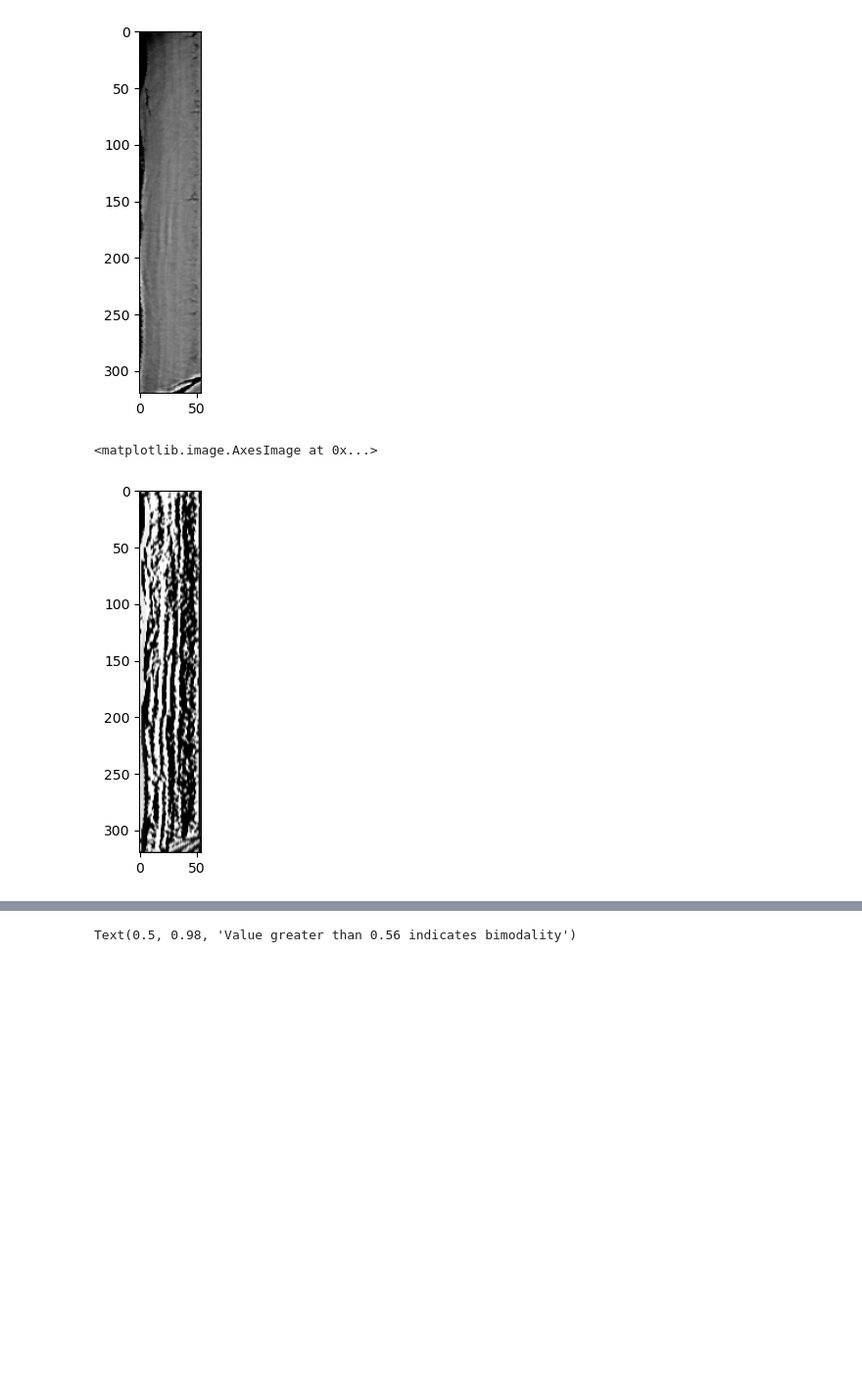
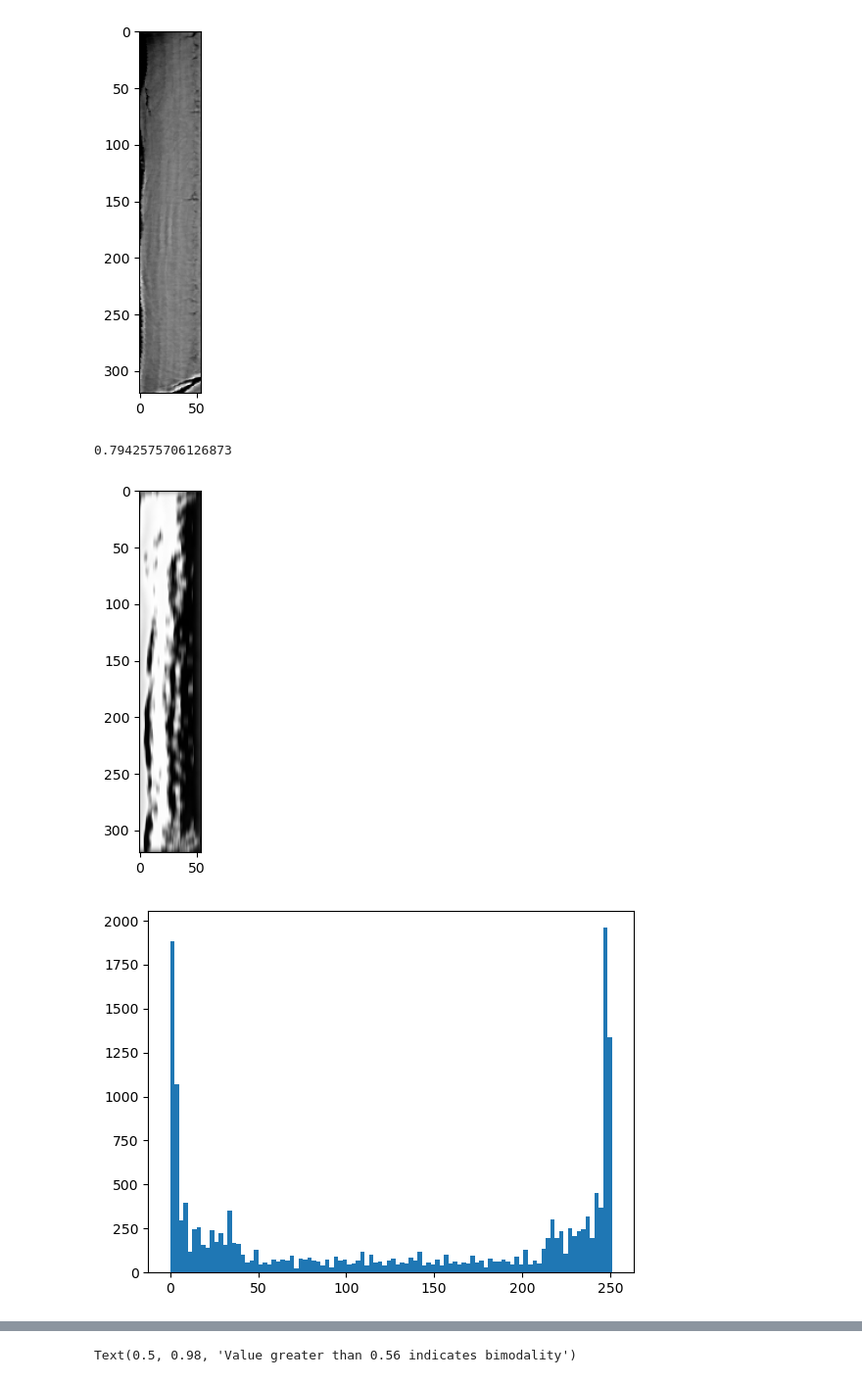
Before and after one commit to JGIBristol/cementum_imaging, a Jupyter notebook: gaussfilter.ipynb, the cells around one changed output, grey strips where cells are left out. Shown at 98% size. Drawn from its saved outputs; the diff is of its cells as text; code cells hidden in the pictures; blank space fills up the shorter version.

```diff
--- a/gaussfilter.ipynb
+++ b/gaussfilter.ipynb
@@ -17,13 +17,18 @@ plt.imshow(image, cmap="grey")
 # %%
 """
 Apply a steerable Gaussian filter to it
 
 """
 from cementum import filter
+sigma = 3
 
-filtered = filter.steerable_filter(image, theta=0, sigma=1)
+filtered = filter.steerable_filter(image, theta=0, sigma=sigma)
+print(bimodality_coefficient(filtered.flat))
 
 plt.imshow(filtered, cmap="grey")
+plt.figure()
+_ = plt.hist(filtered.flat, bins=100)
 # %% [output]
-<matplotlib.image.AxesImage at 0x...>
+0.7942575706126873
-[figure, old version]
+[figure, new version]
+[figure, added]
```
Also changed, not shown: parts of 3 cells of this notebook, 2 other files.
